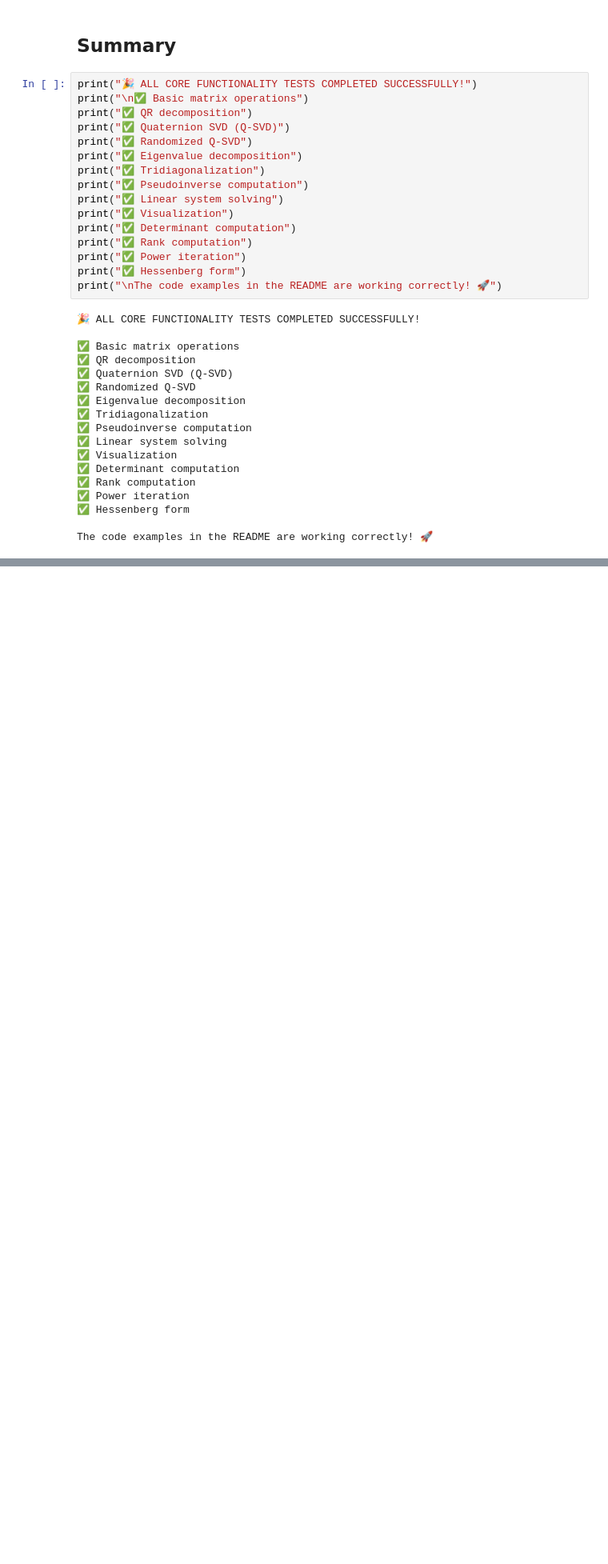
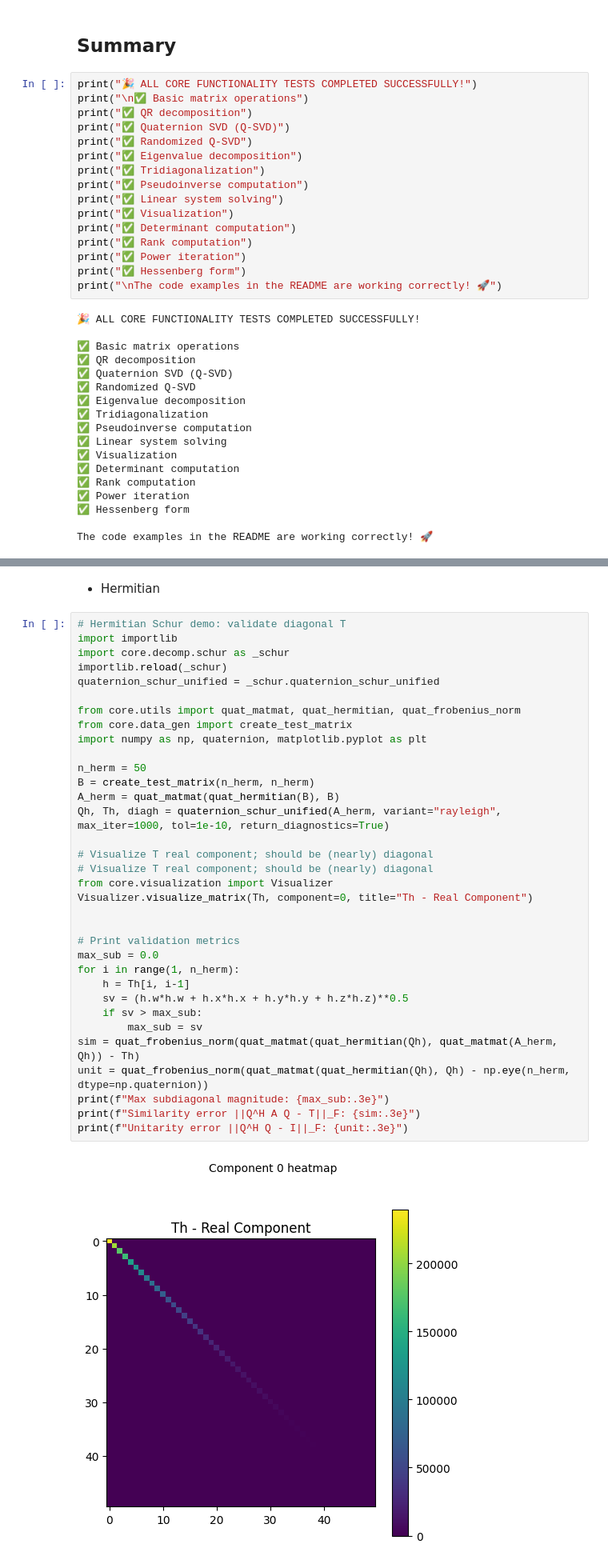
Before and after one commit to vleplat/QuatIca, a Jupyter notebook: QuatIca_Core_Functionality_Demo.ipynb, the cells around one changed output, grey strips where cells are left out. Shown at 80% size. Drawn from its saved outputs; the diff is of its cells as text; blank space fills up the shorter version.

```diff
--- a/QuatIca_Core_Functionality_Demo.ipynb
+++ b/QuatIca_Core_Functionality_Demo.ipynb
@@ -983 +971,39 @@ n= 50 | implicit+DS   | ran=1000/1000 | time= 31.90s | final_sub=2.084e+01 | sim
 saved plot: validation_output/schur_lead2_variants_n50.png
+# %% [markdown]
+- Hermitian
+# %%
+# Hermitian Schur demo: validate diagonal T
+import importlib
+import core.decomp.schur as _schur
+importlib.reload(_schur)
+quaternion_schur_unified = _schur.quaternion_schur_unified
+
+from core.utils import quat_matmat, quat_hermitian, quat_frobenius_norm
+from core.data_gen import create_test_matrix
+import numpy as np, quaternion, matplotlib.pyplot as plt
+
+n_herm = 50
+B = create_test_matrix(n_herm, n_herm)
+A_herm = quat_matmat(quat_hermitian(B), B)
+Qh, Th, diagh = quaternion_schur_unified(A_herm, variant="rayleigh", max_iter=1000, tol=1e-10, return_diagnostics=True)
+
+# Visualize T real component; should be (nearly) diagonal
+# Visualize T real component; should be (nearly) diagonal
+from core.visualization import Visualizer
+Visualizer.visualize_matrix(Th, component=0, title="Th - Real Component")
+
+
+# Print validation metrics
+max_sub = 0.0
+for i in range(1, n_herm):
+    h = Th[i, i-1]
+    sv = (h.w*h.w + h.x*h.x + h.y*h.y + h.z*h.z)**0.5
+    if sv > max_sub:
+        max_sub = sv
+sim = quat_frobenius_norm(quat_matmat(quat_hermitian(Qh), quat_matmat(A_herm, Qh)) - Th)
+unit = quat_frobenius_norm(quat_matmat(quat_hermitian(Qh), Qh) - np.eye(n_herm, dtype=np.quaternion))
+print(f"Max subdiagonal magnitude: {max_sub:.3e}")
+print(f"Similarity error ||Q^H A Q - T||_F: {sim:.3e}")
+print(f"Unitarity error ||Q^H Q - I||_F: {unit:.3e}")
+# %% [output]
+[figure, added]
```
Also changed, not shown: parts of 24 cells of this notebook, 3 other files.
